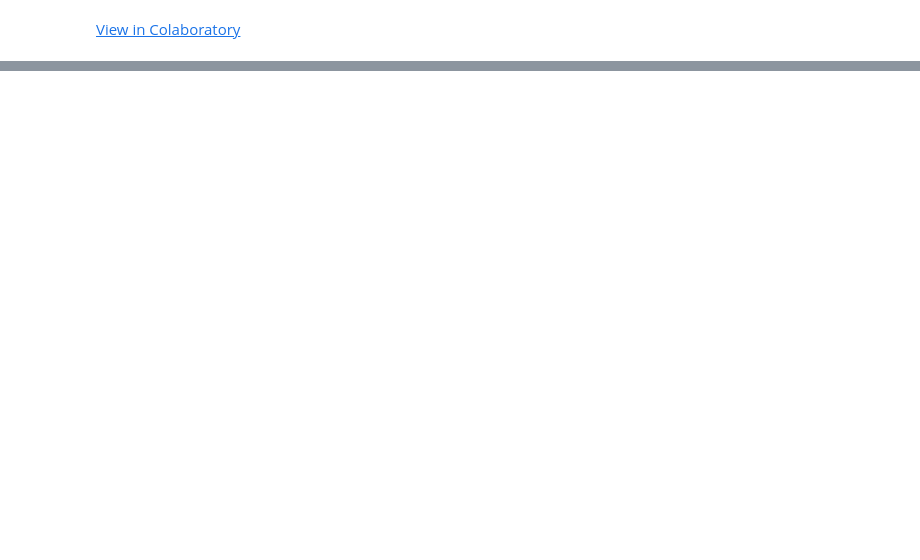
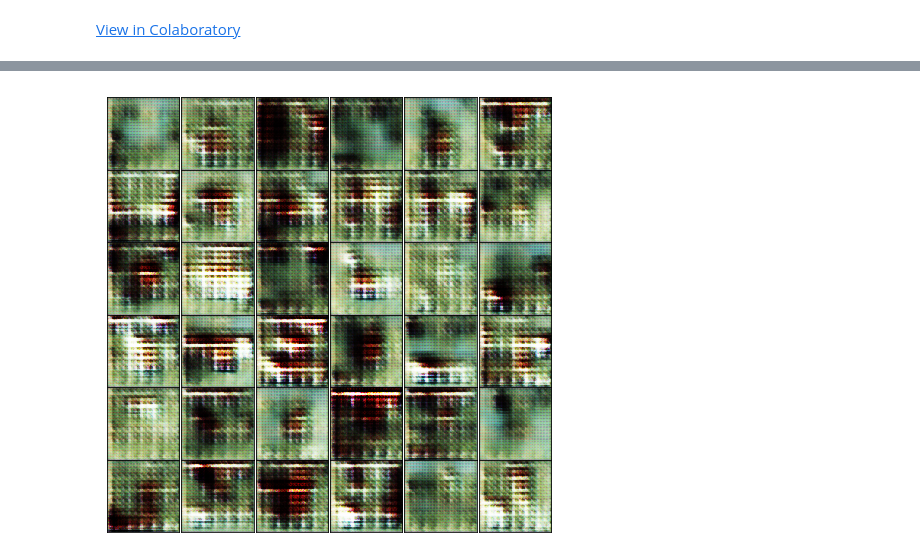
Before and after one commit to sthalles/blog-resources, a Jupyter notebook: sagan/Eager_SAGAN-STL-10-96x96.ipynb, the cells around one changed output, grey strips where cells are left out. Cells and saved outputs as stored; diff of their text form; code cells hidden in the pictures; blank space fills up the shorter version.

```diff
--- a/sagan/Eager_SAGAN-STL-10-96x96.ipynb
+++ b/sagan/Eager_SAGAN-STL-10-96x96.ipynb
@@ -322,16 +281,20 @@ global_counter = tf.train.get_or_create_global_step()
 generator_optimizer = tf.train.AdamOptimizer(learning_rate=learning_rate_generator, beta1=beta1, beta2=beta2)
 discriminator_optimizer = tf.train.AdamOptimizer(learning_rate=learning_rate_discriminator, beta1=beta1, beta2=beta2)
+# %%
+gen_global_counter = tfe.Variable(0, trainable=False, dtype=tf.int32)
+disc_global_counter = tfe.Variable(0, trainable=False, dtype=tf.int32)
 # %%
-checkpoint_dir = "./model"
-generator_checkpoint_prefix = os.path.join(checkpoint_dir, "generator_checkpoints", "generator.ckpt")
+gen_checkpoint_dir  = "./checkpoints/generator"
+gen_checkpoint_prefix = os.path.join(gen_checkpoint_dir, "model.ckpt")
 gen_root = tfe.Checkpoint(optimizer=generator_optimizer,
                       model=generator_net,
-                      optimizer_step=global_counter)
+                      optimizer_step=gen_global_counter)
 
-discriminator_checkpoint_prefix = os.path.join(checkpoint_dir, "discriminator_checkpoints", "discriminator.ckpt")
+disc_checkpoint_dir = "./checkpoints/discriminator"
+disc_checkpoint_prefix = os.path.join(disc_checkpoint_dir, "model.ckpt")
 disc_root = tfe.Checkpoint(optimizer=discriminator_optimizer,
                       model=discriminator_net,
-                      optimizer_step=global_counter)
+                      optimizer_step=disc_global_counter)
 # %%
 def normalizer(image, label):
   # image = tf.image.resize_images(image, (48,48))
@@ -346,7 +308,7 @@ train_dataset = train_dataset.repeat()
 train_dataset = train_dataset.batch(batch_size)
 # %%
 def display_images(dataset, denomalize=True):
-    fig, axes = plt.subplots(6, 6, sharex=True, sharey=True)
+    fig, axes = plt.subplots(6, 6, sharex=True, sharey=True, figsize=(8,8))
     for ii, ax in enumerate(axes.flatten()):
         img = dataset[ii,:,:,:]
         if denomalize:
@@ -357,60 +319,64 @@ def display_images(dataset, denomalize=True):
         ax.yaxis.set_visible(False)
     plt.subplots_adjust(wspace=0, hspace=0)
     plt.show()
+# %%
+def save_model(root, checkpoint_prefix):
+    root.save(file_prefix=checkpoint_prefix)
 # %%
 # generate sample noise for evaluation
-fake_input_test = tf.random_uniform(shape=(36, z_size),
-                                 minval=-1.0, maxval=1.0, dtype=tf.float32)
-epoch = 0
-for counter, (batch_real_images, batch_real_labels) in enumerate(train_dataset):
-  fake_input = tf.random_uniform(shape=(batch_size, z_size),
-                                 minval=-1.0, maxval=1.0, dtype=tf.float32)
+fake_input_test = tf.random_normal(shape=(36, z_size), dtype=tf.float32)
+
+for _, (batch_real_images, batch_real_labels) in enumerate(train_dataset):
+  fake_input = tf.random_normal(shape=(batch_size, z_size), dtype=tf.float32)
+  fake_labels = tf.constant(np.random.randint(low=0, high=n_classes, size=(batch_size)).astype(np.int32))
 
   batch_real_images = tf.to_float(batch_real_images)
-  with tf.GradientTape() as g_tape, tf.GradientTape() as d_tape:
 
-    # run the generator with the random noise batch
-    g_model = generator_net(fake_input, is_training=True)
-    #print(g_model.shape)
-    # run the discriminator with real input images
-    d_logits_real = discriminator_net(batch_real_images, is_training=True)
+  with tf.contrib.summary.record_summaries_every_n_global_steps(100):
 
-    # run the discriminator with fake input images (images from the generator)
-    d_logits_fake = discriminator_net(g_model, is_training=True)
+      with tf.GradientTape() as g_tape, tf.GradientTape() as d_tape:
 
-    # compute the generator loss
-    gen_loss = generator_loss(d_logits_fake)
+        # run the generator with the random noise batch
+        g_model = generator_net(fake_input, is_training=True)
 
-    # compute the discriminator loss
-    dis_loss = discriminator_loss(d_logits_real, d_logits_fake)
+        # run the discriminator with real input images
+        d_logits_real = discriminator_net(batch_real_images, labels=batch_real_labels, is_training=True)
 
-    #print("Generator loss:", gen_loss, "Discriminator loss:", dis_loss)
+        # run the discriminator with fake input images (images from the generator)
+        d_logits_fake = discriminator_net(g_model, labels=fake_labels, is_training=True)
+
+        # compute the generator loss
+        gen_loss = generator_loss(d_logits_fake)
+
+        # compute the discriminator loss
+        dis_loss = discriminator_loss(d_logits_real, d_logits_fake)
+
+        #tf.contrib.summary.scalar('generator_loss', gen_loss)
+        #tf.contrib.summary.scalar('discriminator_loss', dis_loss)
+        tf.contrib.summary.image('generator_image', g_model, max_images=1)
 
   discriminator_grads = d_tape.gradient(dis_loss, discriminator_net.variables)
   generator_grads = g_tape.gradient(gen_loss, generator_net.variables)
 
-  discriminator_optimizer.apply_gradients(zip(discriminator_grads, discriminator_net.variables), global_step=global_counter)
-  generator_optimizer.apply_gradients(zip(generator_grads, generator_net.variables), global_step=global_counter)
+  discriminator_optimizer.apply_gradients(zip(discriminator_grads, discriminator_net.variables), global_step=disc_global_counter)
+  generator_optimizer.apply_gradients(zip(generator_grads, generator_net.variables), global_step=gen_global_counter)
 
-  counter += 1
+  counter = gen_global_counter.numpy()
 
-  if counter % 50 == 0:
-    if counter % 1000 == 0:
-
-        # save generator and discriminator checkpoints
-        gen_root.save(file_prefix=generator_checkpoint_prefix)
-        disc_root.save(file_prefix=discriminator_checkpoint_prefix)
-
-        generated_samples = generator_net(fake_input_test, is_training=False)
-        display_images(generated_samples.numpy())
-
-    epoch += 1
-    print("Epoch:", epoch)
-
-  if epoch == 250:
+  if counter % 2000 == 0:
     generated_samples = generator_net(fake_input_test, is_training=False)
     display_images(generated_samples.numpy())
+
+  if counter % 15000 == 0:
+    # save and download the mode
+    save_model(gen_root, gen_checkpoint_prefix)
+    save_model(disc_root, disc_checkpoint_prefix)
+    #zip_and_download("./checkpoints")
+
+  if counter >= total_train_steps:
+    save_model(gen_root, gen_checkpoint_prefix)
+    save_model(disc_root, disc_checkpoint_prefix)
+    #zip_and_download("./checkpoints")
     break
-
-  gen_root.save(file_prefix=generator_checkpoint_prefix)
-  disc_root.save(file_prefix=discriminator_checkpoint_prefix)
+# %% [output]
+[figure, added]
```
Also changed, not shown: parts of 16 cells of this notebook.
